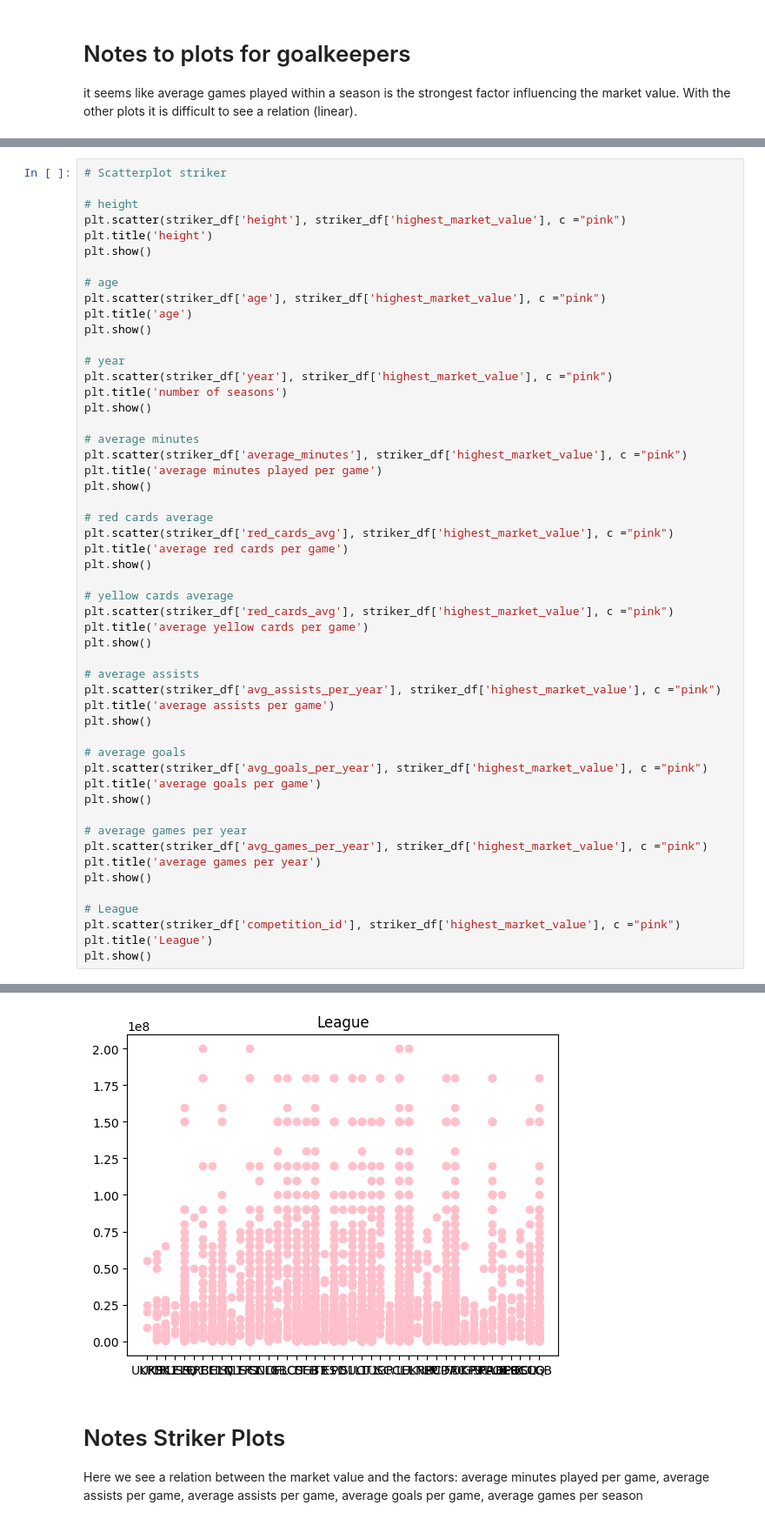
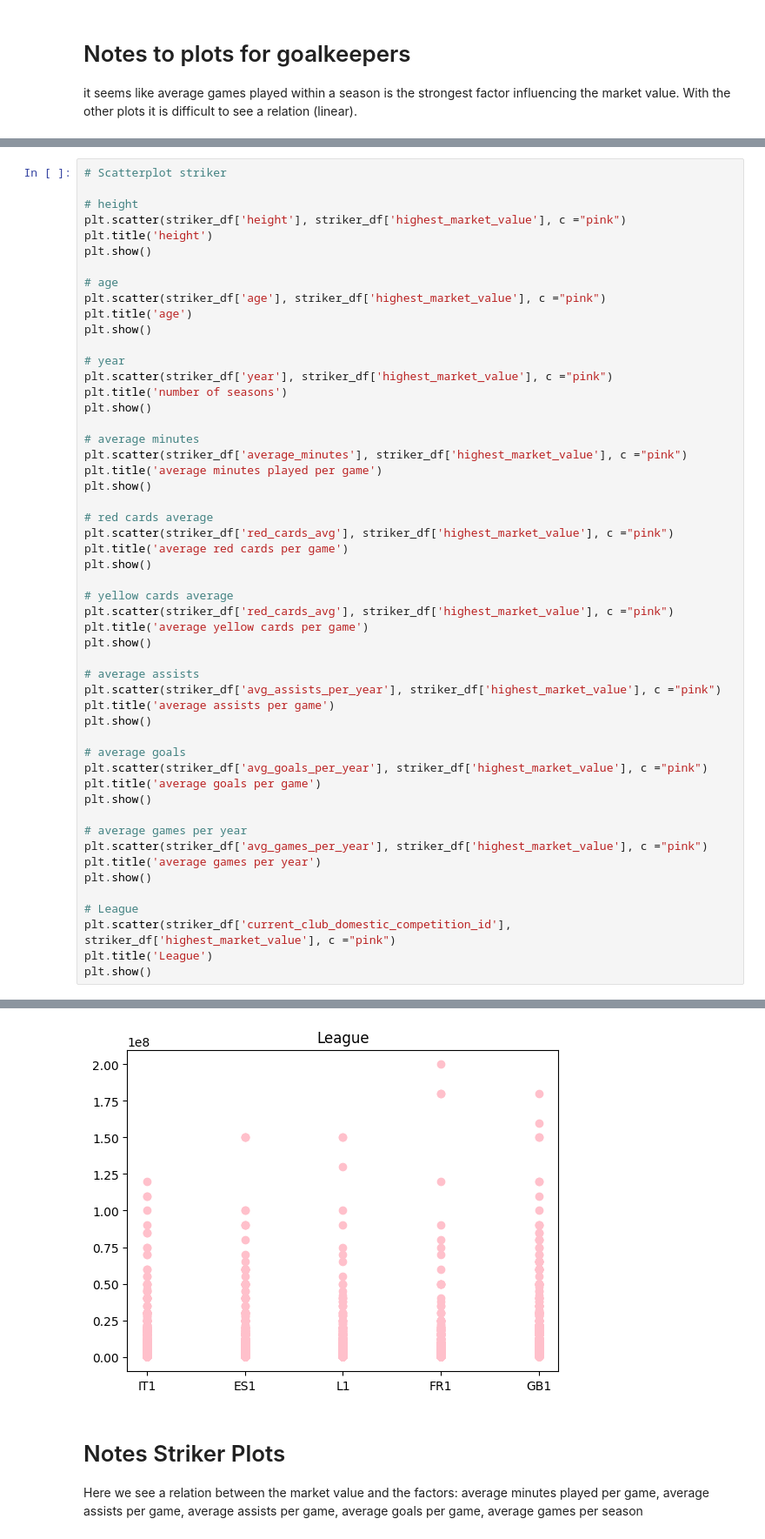
Before and after one commit to camille-sophiie/sports-data, a Jupyter notebook: code/02_Scatterplots_nicole.ipynb, the cells around one changed output, grey strips where cells are left out. Shown at 87% size. Saved outputs shown, nothing was run; the diff lists cells and outputs as text.

```diff
--- a/code/02_Scatterplots_nicole.ipynb
+++ b/code/02_Scatterplots_nicole.ipynb
@@ -356,7 +354,7 @@ plt.title('average games per year')
 plt.show()
 
 # League
-plt.scatter(striker_df['competition_id'], striker_df['highest_market_value'], c ="pink")
+plt.scatter(striker_df['current_club_domestic_competition_id'], striker_df['highest_market_value'], c ="pink")
 plt.title('League')
 plt.show()
 # %% [output]
@@ -365,11 +363,11 @@ plt.show()
 [figure]
 [figure]
 [figure]
 [figure]
 [figure]
 [figure]
 [figure]
-[figure, old version]
+[figure, new version]
 # %% [markdown]
 # Notes Striker Plots
 Here we see a relation between the market value and the factors: average minutes played per game, average assists per game, average assists per game, average goals per game, average games per season
```
Also changed, not shown: parts of 9 cells of this notebook.
